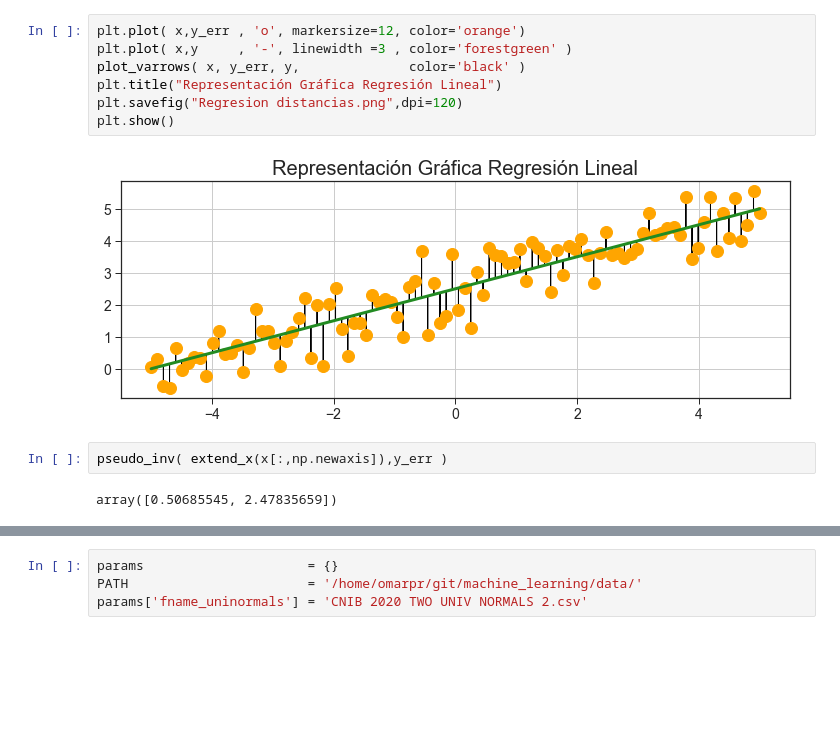
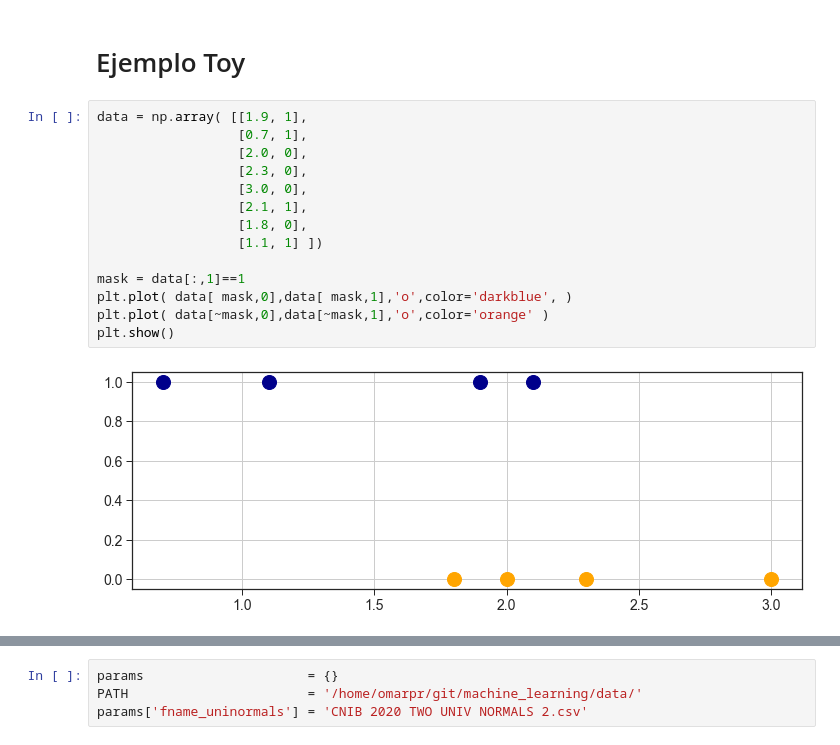
Before and after one commit to delozath/infotec, a Jupyter notebook: jupyter/presentaciones/CNIB2020.ipynb, the cells around one changed output, grey strips where cells are left out. Drawn from its saved outputs; the diff is of its cells as text; blank space fills up the shorter version.

```diff
--- a/jupyter/presentaciones/CNIB2020.ipynb
+++ b/jupyter/presentaciones/CNIB2020.ipynb
@@ -170,13 +110,18 @@ plt.show()
-# %%
-plt.plot( x,y_err , 'o', markersize=12, color='orange')
-plt.plot( x,y     , '-', linewidth =3 , color='forestgreen' )
-plot_varrows( x, y_err, y,              color='black' )
-plt.title("Representación Gráfica Regresión Lineal")
-plt.savefig("Regresion distancias.png",dpi=120)
-plt.show()
-# %% [output]
-[figure, removed]
-# %%
-pseudo_inv( extend_x(x[:,np.newaxis]),y_err )
-# %% [output]
-array([0.50685545, 2.47835659])
+# %% [markdown]
+# Ejemplo Toy
+# %%
+data = np.array( [[1.9, 1],
+                  [0.7, 1],
+                  [2.0, 0],
+                  [2.3, 0],
+                  [3.0, 0],
+                  [2.1, 1],
+                  [1.8, 0],
+                  [1.1, 1] ])
+
+mask = data[:,1]==1
+plt.plot( data[ mask,0],data[ mask,1],'o',color='darkblue', )
+plt.plot( data[~mask,0],data[~mask,1],'o',color='orange' )
+plt.show()
+# %% [output]
+[figure, added]
```
Also changed, not shown: parts of 57 cells of this notebook, 6 other files.
